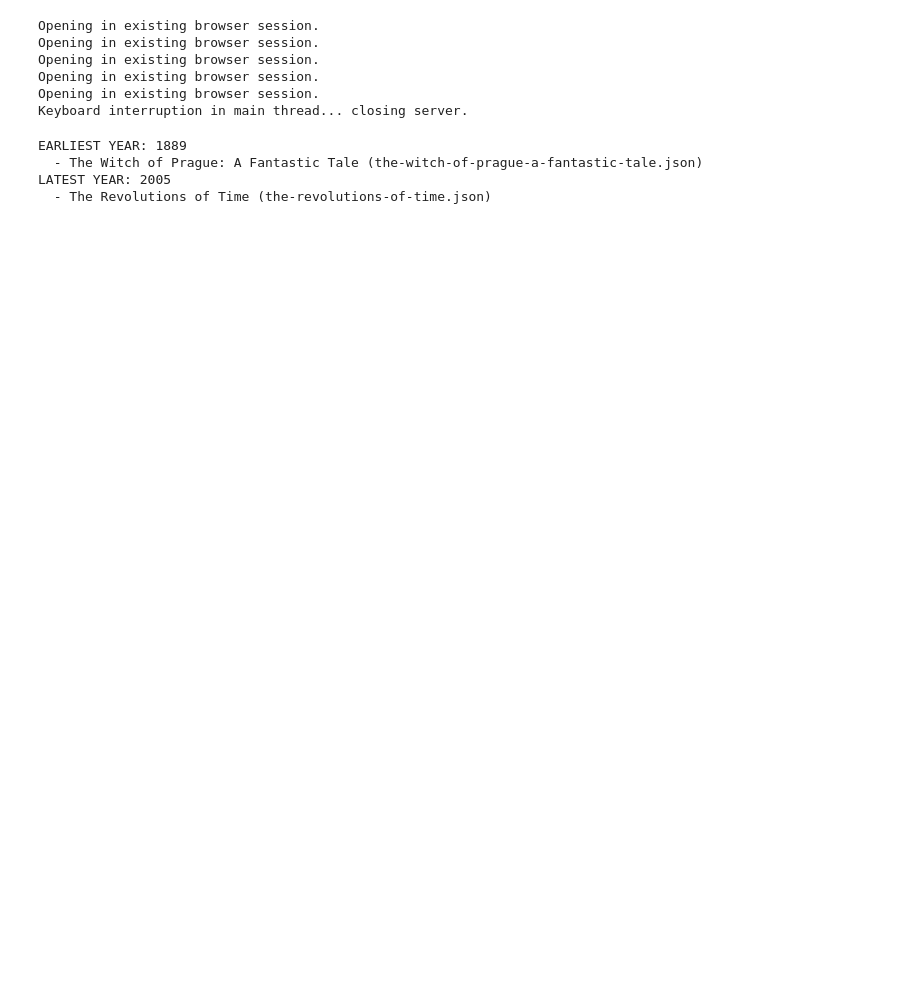
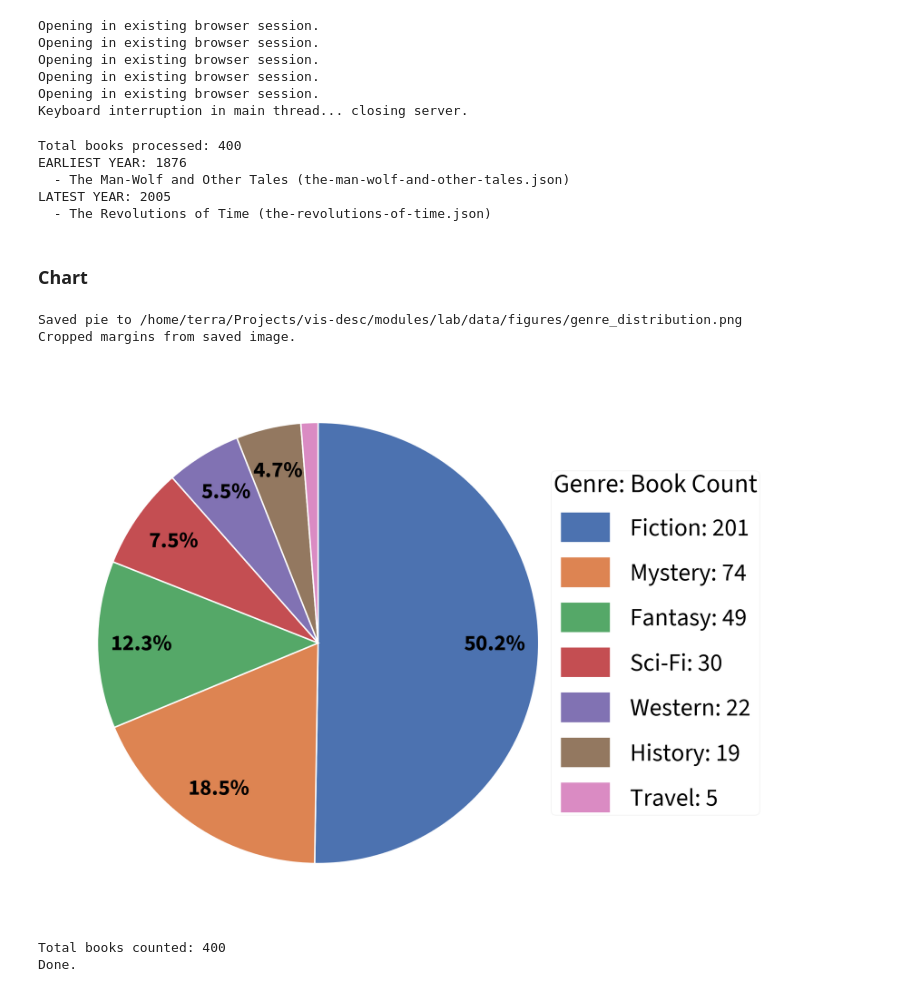
Before and after one commit to itzTerra/vis-desc, a Jupyter notebook: modules/lab/src/dataset_small/book_collection.ipynb, the cells around one changed output. Drawn from its saved outputs; the diff is of its cells as text; code cells hidden in the pictures; blank space fills up the shorter version.

```diff
--- a/modules/lab/src/dataset_small/book_collection.ipynb
+++ b/modules/lab/src/dataset_small/book_collection.ipynb
@@ -118,6 +118,7 @@ Keyboard interruption in main thread... closing server.
 from utils import BOOK_DIR
 
 entries = []
+book_count = 0
 
 for book in (BOOK_DIR / "meta").glob("*.json"):
     with open(book, "r") as f:
@@ -125,7 +126,9 @@ for book in (BOOK_DIR / "meta").glob("*.json"):
     y = meta.get("year")
     if isinstance(y, int):
         entries.append((y, meta.get("title"), book.name))
+    book_count += 1
 
+print(f"Total books processed: {book_count}")
 if not entries:
     print("No entries with year")
 else:
@@ -141,7 +144,20 @@ else:
     for y, title, filename in latest:
         print("  -", title, f"({filename})")
 # %% [output]
-EARLIEST YEAR: 1889
-  - The Witch of Prague: A Fantastic Tale (the-witch-of-prague-a-fantastic-tale.json)
+Total books processed: 400
+EARLIEST YEAR: 1876
+  - The Man-Wolf and Other Tales (the-man-wolf-and-other-tales.json)
 LATEST YEAR: 2005
   - The Revolutions of Time (the-revolutions-of-time.json)
+# %% [markdown]
+### Chart
+# %%
+from dataset_small.book_collection import plot_genre_distribution
+
+plot_genre_distribution()
+# %% [output]
+Saved pie to /home/terra/Projects/vis-desc/modules/lab/data/figures/genre_distribution.png
+Cropped margins from saved image.
+[figure, added]
+Total books counted: 400
+Done.
```
Also changed, not shown: parts of 3 cells of this notebook, 21 other files.
